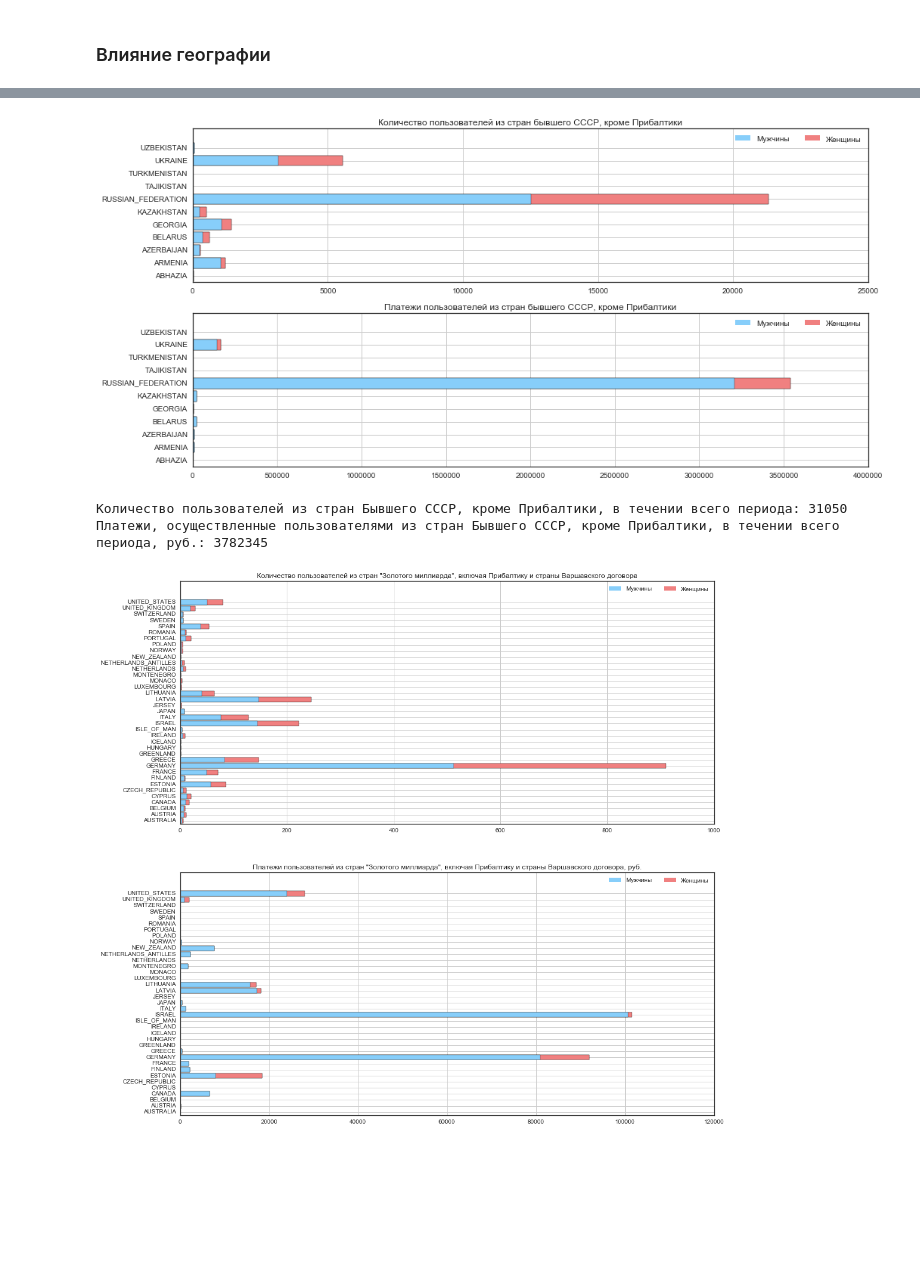
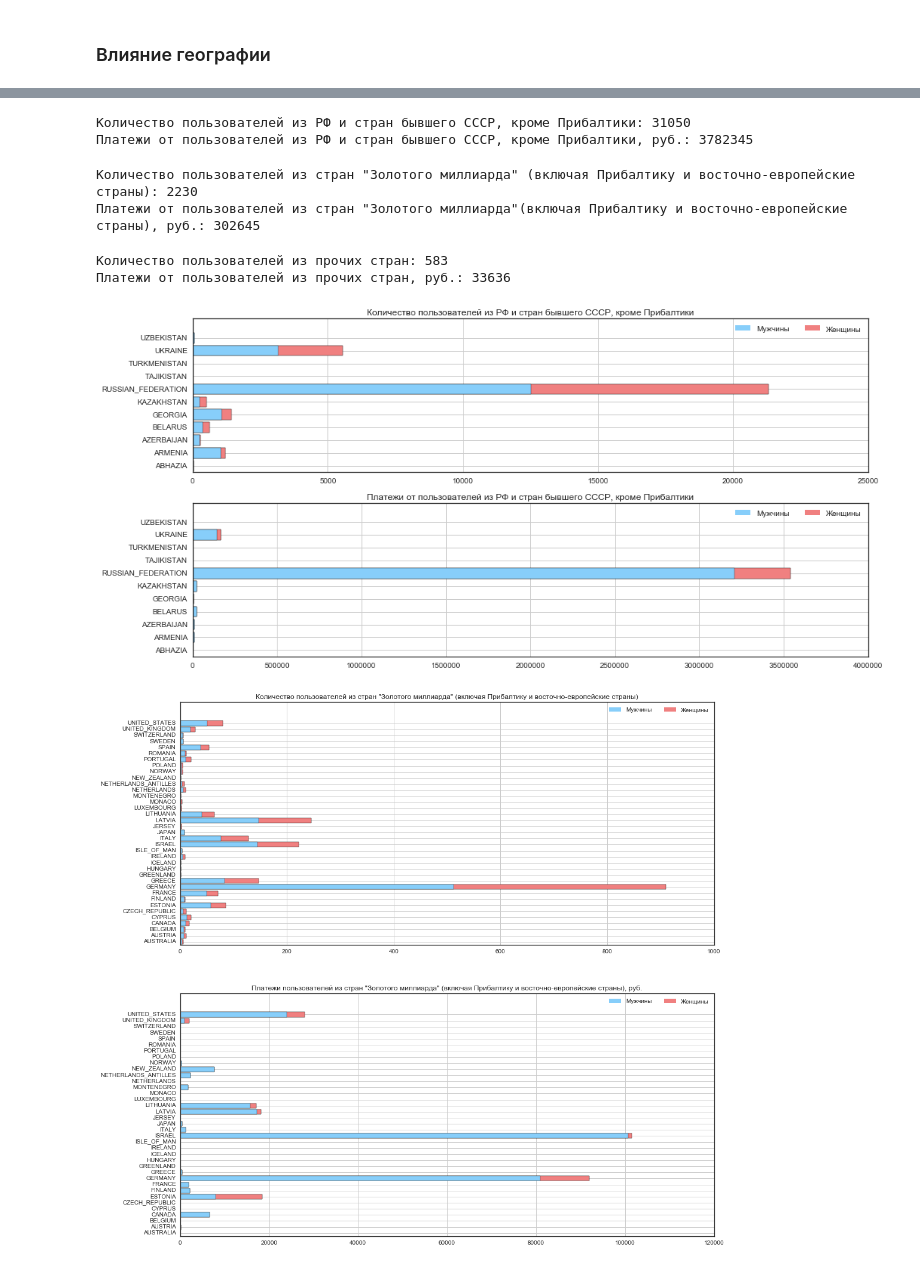
Before and after one commit to Filareth2015/Tasks, a Jupyter notebook: PlayKot.ipynb, the cells around one changed output, grey strips where cells are left out. Cells and saved outputs as stored; diff of their text form; code cells hidden in the pictures; blank space fills up the shorter version.

```diff
--- a/PlayKot.ipynb
+++ b/PlayKot.ipynb
@@ -140,40 +204,52 @@ dataFromFormerUSSR = data[data[u'Страна'].isin(formerUSSR)]
+# %%
+print 'Количество пользователей из РФ и стран бывшего СССР, кроме Прибалтики:', len(dataFromFormerUSSR)
+print 'Платежи от пользователей из РФ и стран бывшего СССР, кроме Прибалтики, руб.:', int(sum(dataFromFormerUSSR[[u'Всего платежей (руб.)']]))
+# %% [output]
+Количество пользователей из РФ и стран бывшего СССР, кроме Прибалтики: 31050
+Платежи от пользователей из РФ и стран бывшего СССР, кроме Прибалтики, руб.: 3782345
+# %%
+print 'Количество пользователей из стран "Золотого миллиарда" (включая Прибалтику и восточно-европейские страны):', len(dataFromGoldBillion)
+print 'Платежи от пользователей из стран "Золотого миллиарда"(включая Прибалтику и восточно-европейские страны), руб.:', int(sum(dataFromGoldBillion[[u'Всего платежей (руб.)']]))
+# %% [output]
+Количество пользователей из стран "Золотого миллиарда" (включая Прибалтику и восточно-европейские страны): 2230
+Платежи от пользователей из стран "Золотого миллиарда"(включая Прибалтику и восточно-европейские страны), руб.: 302645
+# %%
+print 'Количество пользователей из прочих стран:', len(dataFromOtherCountries)
+print 'Платежи от пользователей из прочих стран, руб.:', int(sum(dataFromOtherCountries[[u'Всего платежей (руб.)']]))
+# %% [output]
+Количество пользователей из прочих стран: 583
+Платежи от пользователей из прочих стран, руб.: 33636
 # %%
 plt.figure(figsize(16,8))
 
 plt.subplot(2,1,1)
 N = len(np.unique(dataFromFormerUSSR.values[:, -7]))
 valTotal = dataFromFormerUSSR.groupby(u'Страна')[u'Страна'].agg(lambda x: len(x))
 valMen = dataFromFormerUSSR[dataFromFormerUSSR[u'Пол'] == 'male'].groupby(u'Страна')[u'Страна'].agg(lambda x: len(x))
 valWomen = dataFromFormerUSSR[dataFromFormerUSSR[u'Пол'].isin(['male', 'female'])].groupby(u'Страна')[u'Страна'].agg(lambda x: len(x))
 pos = np.arange(N)+.5
 
 plt.barh(pos,valTotal, align='center', color = "blue")
 plt.barh(pos,valWomen, align='center', color = "lightcoral")
 plt.barh(pos,valMen, align='center', color = "lightskyblue")
 plt.yticks(pos, sorted(formerUSSR))
-plt.title(u'Количество пользователей из стран бывшего СССР, кроме Прибалтики')
+plt.title(u'Количество пользователей из РФ и стран бывшего СССР, кроме Прибалтики')
 plt.legend([bar1, bar2], [u'Мужчины', u'Женщины'], loc=1, ncol = 2, prop={'size':10})
 plt.grid(True)
 
 plt.subplot(2,1,2)
 N = len(np.unique(dataFromFormerUSSR.values[:, -7]))
 valSum = dataFromFormerUSSR.groupby(u'Страна')[u'Всего платежей (руб.)'].agg(np.sum)
 valSumMen = dataFromFormerUSSR[dataFromFormerUSSR[u'Пол'] == 'male'].groupby(u'Страна')[u'Всего платежей (руб.)'].agg(np.sum)
 valSumWomen = dataFromFormerUSSR[dataFromFormerUSSR[u'Пол'].isin(['male', 'female'])].groupby(u'Страна')[u'Всего платежей (руб.)'].agg(np.sum)
 pos = np.arange(N)+.5
 
 plt.barh(pos,valSum, align='center')
 plt.barh(pos,valSumWomen, align='center', color = "lightcoral")
 plt.barh(pos,valSumMen, align='center', color = "lightskyblue")
 plt.yticks(pos, sorted(formerUSSR))
-plt.title(u'Платежи пользователей из стран бывшего СССР, кроме Прибалтики')
+plt.title(u'Платежи от пользователей из РФ и стран бывшего СССР, кроме Прибалтики')
 plt.legend([bar1, bar2], [u'Мужчины', u'Женщины'], loc=1, ncol = 2, prop={'size':10})
 plt.grid(True)
 # %% [output]
-[figure, old version]
+[figure, new version]
-# %%
-print 'Количество пользователей из стран Бывшего СССР, кроме Прибалтики, в течении всего периода:', len(dataFromFormerUSSR)
-print 'Платежи, осуществленные пользователями из стран Бывшего СССР, кроме Прибалтики, в течении всего периода, руб.:', int(sum(dataFromFormerUSSR[[u'Всего платежей (руб.)']]))
-# %% [output]
-Количество пользователей из стран Бывшего СССР, кроме Прибалтики, в течении всего периода: 31050
-Платежи, осуществленные пользователями из стран Бывшего СССР, кроме Прибалтики, в течении всего периода, руб.: 3782345
```
Also changed, not shown: parts of 16 cells of this notebook.
